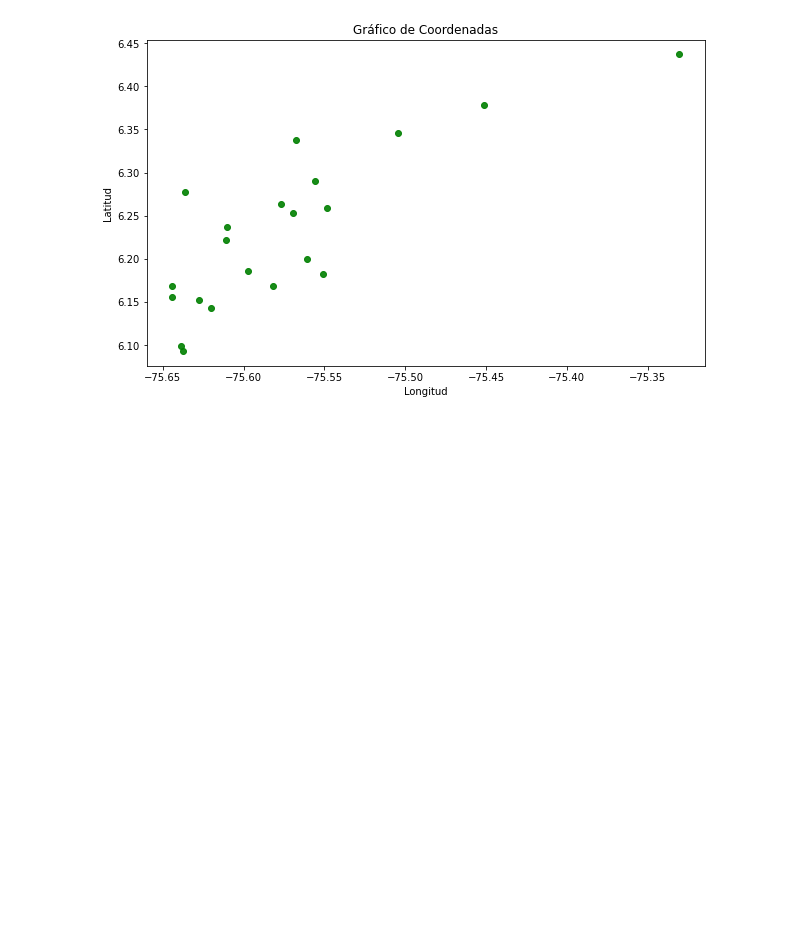
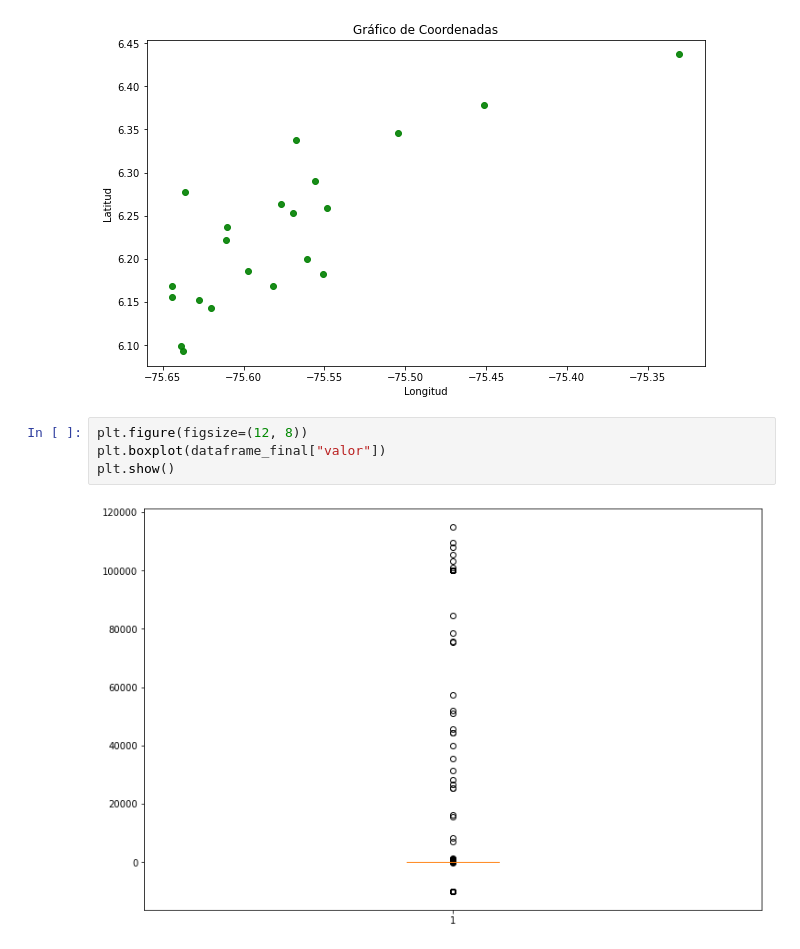
Before and after one commit to Felipebj18/ETL_AirQuality_Python, a Jupyter notebook: data_prep_siata.ipynb, the cells around one changed output. Cells and saved outputs as stored; diff of their text form; blank space fills up the shorter version.

```diff
--- a/data_prep_siata.ipynb
+++ b/data_prep_siata.ipynb
@@ -220,3 +220,9 @@ plt.title('Gráfico de Coordenadas')
 plt.show()
 # %% [output]
 [figure]
+# %%
+plt.figure(figsize=(12, 8))
+plt.boxplot(dataframe_final["valor"])
+plt.show()
+# %% [output]
+[figure, added]
```
Also changed, not shown: parts of 7 cells of this notebook, 1 other file.
